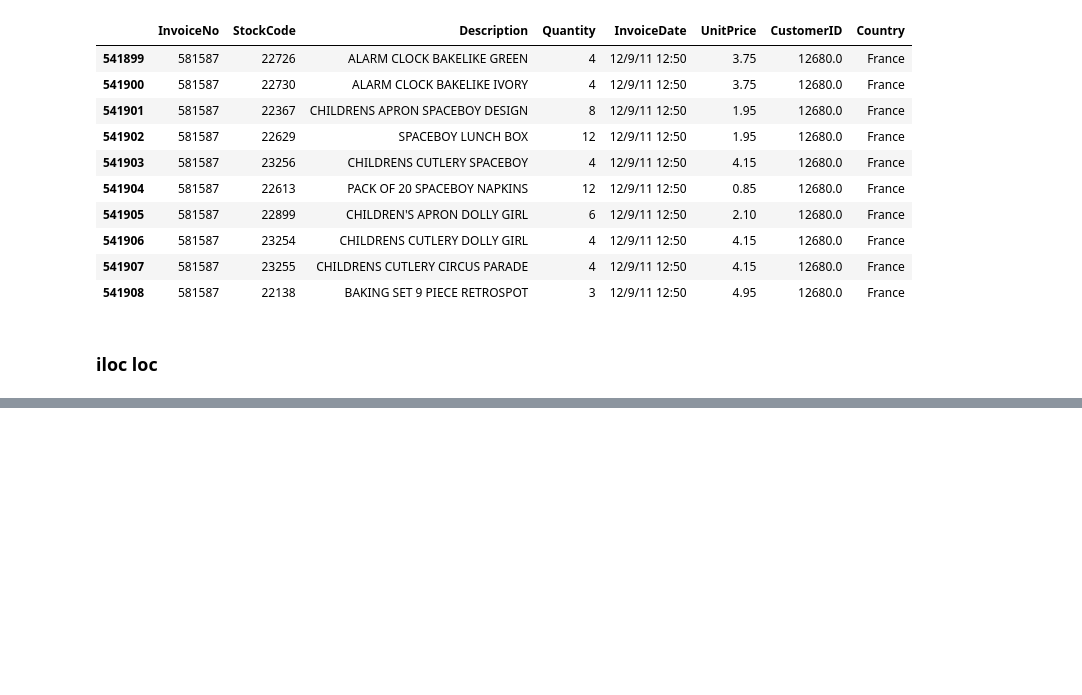
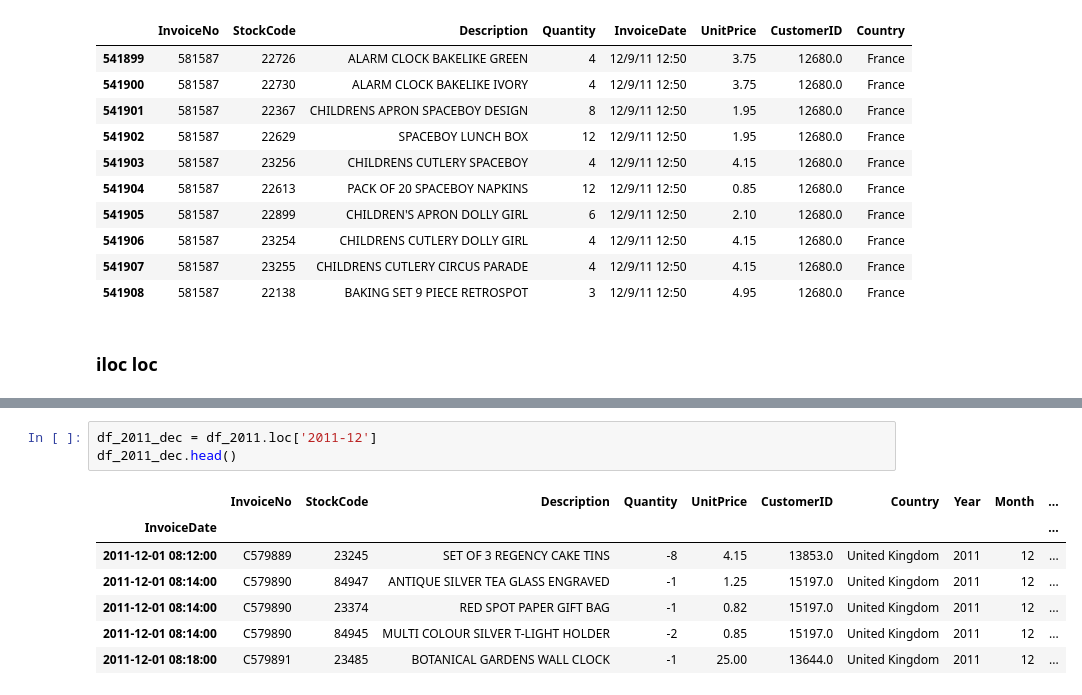
Before and after one commit to pinpacho/analysis_manipulate_data, a Jupyter notebook: numpy_pandas/pandas.ipynb, the cells around one changed output, grey strips where cells are left out. Drawn from its saved outputs; the diff is of its cells as text; blank space fills up the shorter version.

```diff
--- a/numpy_pandas/pandas.ipynb
+++ b/numpy_pandas/pandas.ipynb
@@ -199,0 +1112,11 @@ Name: 5, dtype: object
+# %%
+df_2011_dec = df_2011.loc['2011-12']
+df_2011_dec.head()
+# %% [output]
+|  | InvoiceNo | StockCode | Description | Quantity | UnitPrice | CustomerID | Country | Year | Month | ... |
+| InvoiceDate |  |  |  |  |  |  |  |  |  | ... |
+| 2011-12-01 08:12:00 | C579889 | 23245 | SET OF 3 REGENCY CAKE TINS | -8 | 4.15 | 13853.0 | United Kingdom | 2011 | 12 | ... |
+| 2011-12-01 08:14:00 | C579890 | 84947 | ANTIQUE SILVER TEA GLASS ENGRAVED | -1 | 1.25 | 15197.0 | United Kingdom | 2011 | 12 | ... |
+| 2011-12-01 08:14:00 | C579890 | 23374 | RED SPOT PAPER GIFT BAG | -1 | 0.82 | 15197.0 | United Kingdom | 2011 | 12 | ... |
+| 2011-12-01 08:14:00 | C579890 | 84945 | MULTI COLOUR SILVER T-LIGHT HOLDER | -2 | 0.85 | 15197.0 | United Kingdom | 2011 | 12 | ... |
+| 2011-12-01 08:18:00 | C579891 | 23485 | BOTANICAL GARDENS WALL CLOCK | -1 | 25.00 | 13644.0 | United Kingdom | 2011 | 12 | ... |
```
Also changed, not shown: parts of 64 cells of this notebook.
